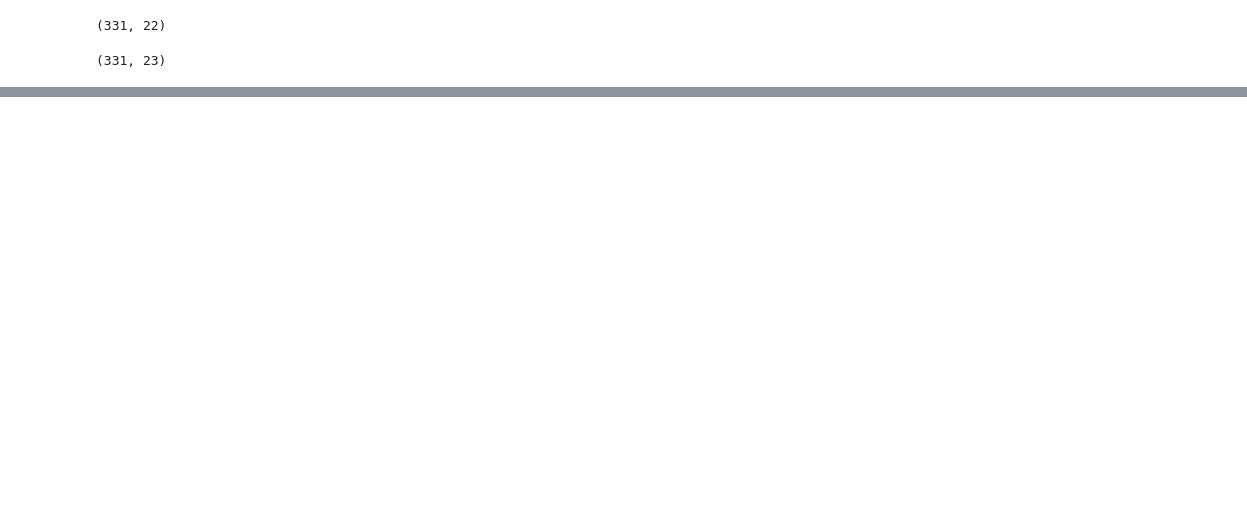
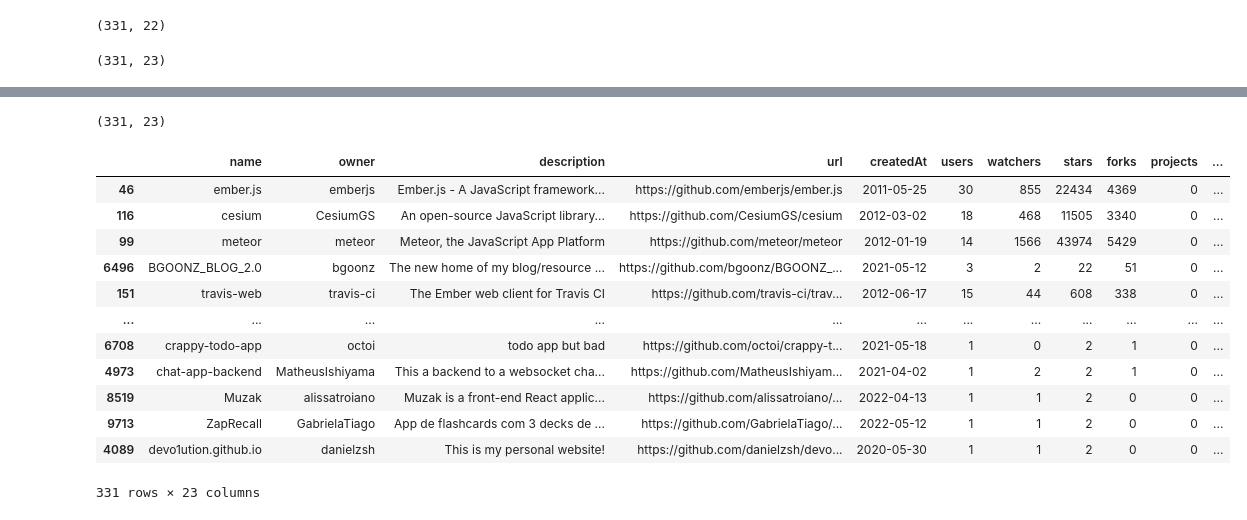
Before and after one commit to tobyyu007/ECS260-Project, a Jupyter notebook: EDA/data_filtering.ipynb, the cells around one changed output, grey strips where cells are left out. Cells and saved outputs as stored; diff of their text form; code cells hidden in the pictures; blank space fills up the shorter version.

```diff
--- a/EDA/data_filtering.ipynb
+++ b/EDA/data_filtering.ipynb
@@ -98,3 +98,23 @@ py.show()
 # %%
 # sort the dataframe by the column 'popularity' with descending order
 df = df.sort_values(by='popularity', ascending=False)
+# %%
+df.shape
+# %% [output]
+(331, 23)
+# %%
+df
+# %% [output]
+|  | name | owner | description | url | createdAt | users | watchers | stars | forks | projects | ... |
+| 46 | ember.js | emberjs | Ember.js - A JavaScript framework... | https://github.com/emberjs/ember.js | 2011-05-25 | 30 | 855 | 22434 | 4369 | 0 | ... |
+| 116 | cesium | CesiumGS | An open-source JavaScript library... | https://github.com/CesiumGS/cesium | 2012-03-02 | 18 | 468 | 11505 | 3340 | 0 | ... |
+| 99 | meteor | meteor | Meteor, the JavaScript App Platform | https://github.com/meteor/meteor | 2012-01-19 | 14 | 1566 | 43974 | 5429 | 0 | ... |
+| 6496 | BGOONZ_BLOG_2.0 | bgoonz | The new home of my blog/resource ... | https://github.com/bgoonz/BGOONZ_... | 2021-05-12 | 3 | 2 | 22 | 51 | 0 | ... |
+| 151 | travis-web | travis-ci | The Ember web client for Travis CI | https://github.com/travis-ci/trav... | 2012-06-17 | 15 | 44 | 608 | 338 | 0 | ... |
+| ... | ... | ... | ... | ... | ... | ... | ... | ... | ... | ... | ... |
+| 6708 | crappy-todo-app | octoi | todo app but bad | https://github.com/octoi/crappy-t... | 2021-05-18 | 1 | 0 | 2 | 1 | 0 | ... |
+| 4973 | chat-app-backend | MatheusIshiyama | This a backend to a websocket cha... | https://github.com/MatheusIshiyam... | 2021-04-02 | 1 | 2 | 2 | 1 | 0 | ... |
+| 8519 | Muzak | alissatroiano | Muzak is a front-end React applic... | https://github.com/alissatroiano/... | 2022-04-13 | 1 | 1 | 2 | 0 | 0 | ... |
+| 9713 | ZapRecall | GabrielaTiago | App de flashcards com 3 decks de ... | https://github.com/GabrielaTiago/... | 2022-05-12 | 1 | 1 | 2 | 0 | 0 | ... |
+| 4089 | devo1ution.github.io | danielzsh | This is my personal website! | https://github.com/danielzsh/devo... | 2020-05-30 | 1 | 1 | 2 | 0 | 0 | ... |
+331 rows × 23 columns
```
Also changed, not shown: parts of 3 cells of this notebook, 2 other files.
